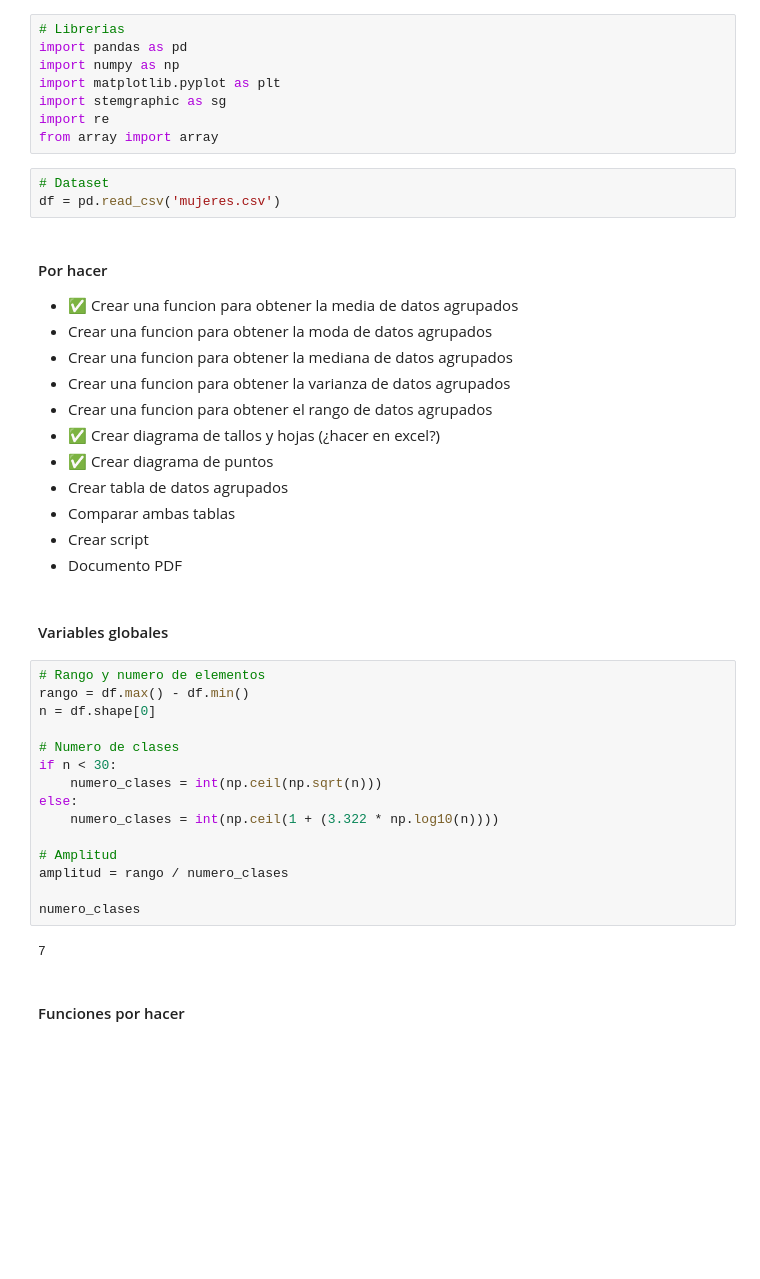
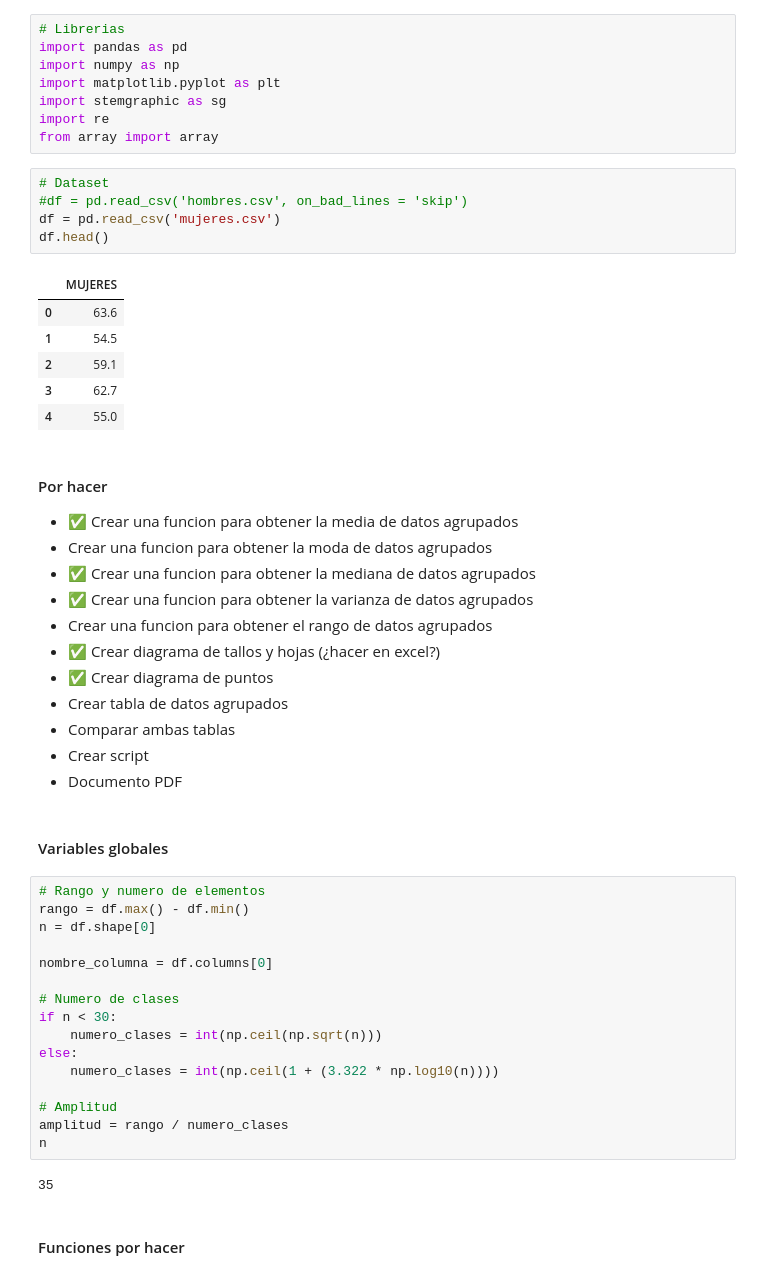
Before and after one commit to SandovalAguilar/grouped-distribution-table, a Jupyter notebook: codigo/pia.ipynb, the cells around one changed output. Cells and saved outputs as stored; diff of their text form; blank space fills up the shorter version.

```diff
--- a/codigo/pia.ipynb
+++ b/codigo/pia.ipynb
@@ -8,13 +8,22 @@ import re
 from array import array
 # %%
 # Dataset
+#df = pd.read_csv('hombres.csv', on_bad_lines = 'skip')
 df = pd.read_csv('mujeres.csv')
+df.head()
+# %% [output]
+|  | MUJERES |
+| 0 | 63.6 |
+| 1 | 54.5 |
+| 2 | 59.1 |
+| 3 | 62.7 |
+| 4 | 55.0 |
 # %% [markdown]
 #### Por hacer
 - ✅ Crear una funcion para obtener la media de datos agrupados
 - Crear una funcion para obtener la moda de datos agrupados
-- Crear una funcion para obtener la mediana de datos agrupados
-- Crear una funcion para obtener la varianza de datos agrupados
+- ✅ Crear una funcion para obtener la mediana de datos agrupados
+- ✅ Crear una funcion para obtener la varianza de datos agrupados
 - Crear una funcion para obtener el rango de datos agrupados
 - ✅ Crear diagrama de tallos y hojas (¿hacer en excel?)
 - ✅ Crear diagrama de puntos
@@ -28,6 +37,8 @@ df = pd.read_csv('mujeres.csv')
 # Rango y numero de elementos
 rango = df.max() - df.min()
 n = df.shape[0]
+
+nombre_columna = df.columns[0]
 
 # Numero de clases
 if n < 30:
@@ -37,10 +48,9 @@ else:
 
 # Amplitud
 amplitud = rango / numero_clases
-
-numero_clases
+n
 # %% [output]
-7
+35
 # %% [markdown]
 #### Funciones por hacer
 # %%
```
Also changed, not shown: parts of 11 cells of this notebook, 1 other file.
